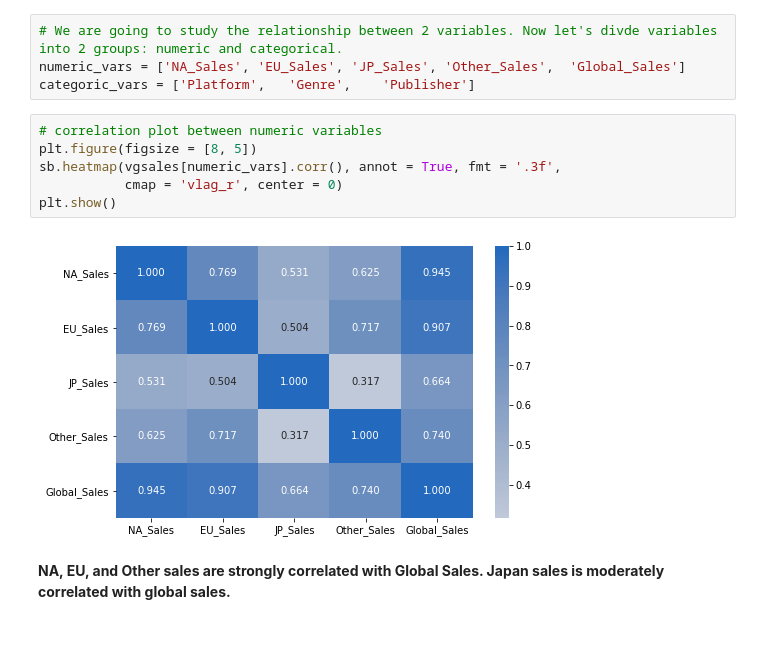
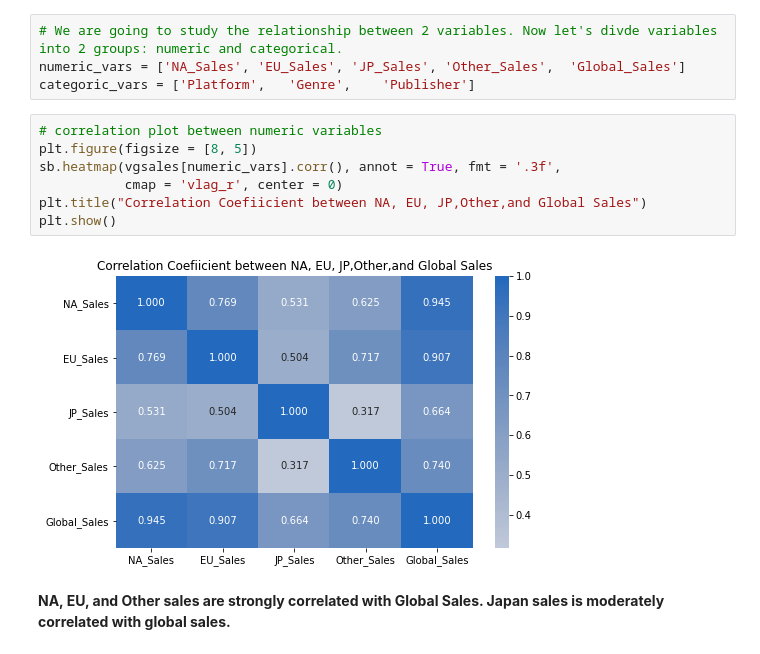
Before and after one commit to lretinue/Video-Game-Exploration, a Jupyter notebook: Video_Games_Exploration_Part1.ipynb, the cells around one changed output. Saved outputs shown, nothing was run; the diff lists cells and outputs as text.

```diff
--- a/Video_Games_Exploration_Part1.ipynb
+++ b/Video_Games_Exploration_Part1.ipynb
@@ -180,11 +191,12 @@ categoric_vars = ['Platform',	'Genre',	'Publisher']
 # %%
 # correlation plot between numeric variables
 plt.figure(figsize = [8, 5])
 sb.heatmap(vgsales[numeric_vars].corr(), annot = True, fmt = '.3f',
            cmap = 'vlag_r', center = 0)
+plt.title("Correlation Coefiicient between NA, EU, JP,Other,and Global Sales")
 plt.show()
 # %% [output]
-[figure, old version]
+[figure, new version]
 # %% [markdown]
 **NA, EU, and Other sales are strongly correlated with Global Sales. Japan sales is moderately correlated with global sales.**
 # %%
```
Also changed, not shown: parts of 17 cells of this notebook, 3 other files.
